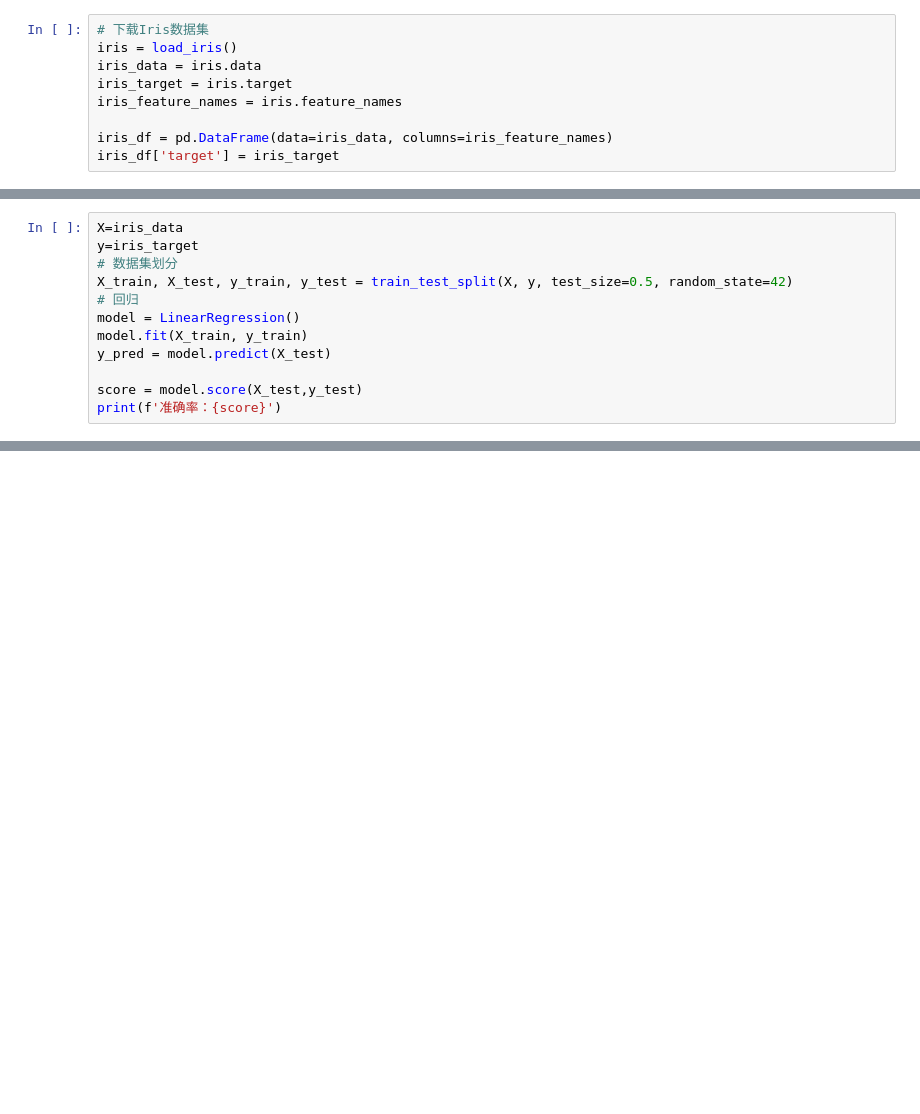
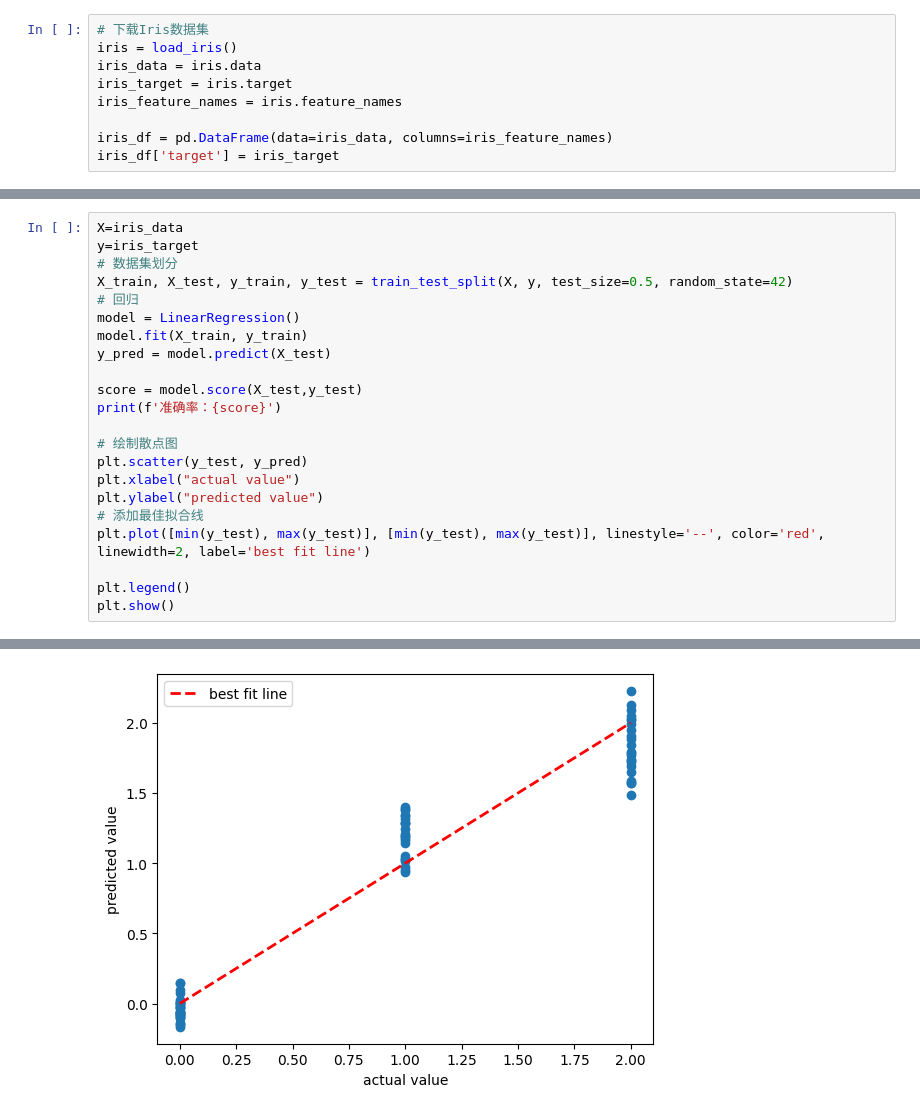
Before and after one commit to ShoiLyaung/UniversityFiles, a Jupyter notebook: Third/Winter/ML/Lab/Lab2/LinearRegression.ipynb, the cells around one changed output, grey strips where cells are left out. Cells and saved outputs as stored; diff of their text form; blank space fills up the shorter version.

```diff
--- a/Third/Winter/ML/Lab/Lab2/LinearRegression.ipynb
+++ b/Third/Winter/ML/Lab/Lab2/LinearRegression.ipynb
@@ -64,4 +70,14 @@ y_pred = model.predict(X_test)
 
 score = model.score(X_test,y_test)
 print(f'准确率：{score}')
+
+# 绘制散点图
+plt.scatter(y_test, y_pred)
+plt.xlabel("actual value")
+plt.ylabel("predicted value")
+# 添加最佳拟合线
+plt.plot([min(y_test), max(y_test)], [min(y_test), max(y_test)], linestyle='--', color='red', linewidth=2, label='best fit line')
+
+plt.legend()
+plt.show()
 # %% [output]
@@ -68,0 +85 @@ print(f'准确率：{score}')
+[figure, added]
```
Also changed, not shown: parts of 3 cells of this notebook, 6 other files.
